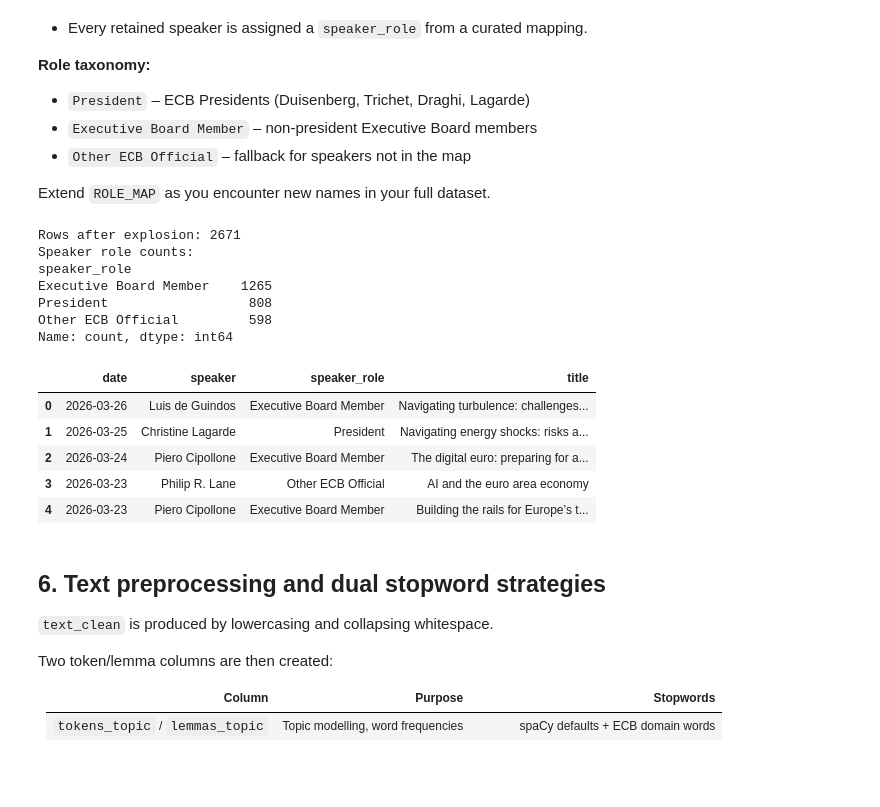
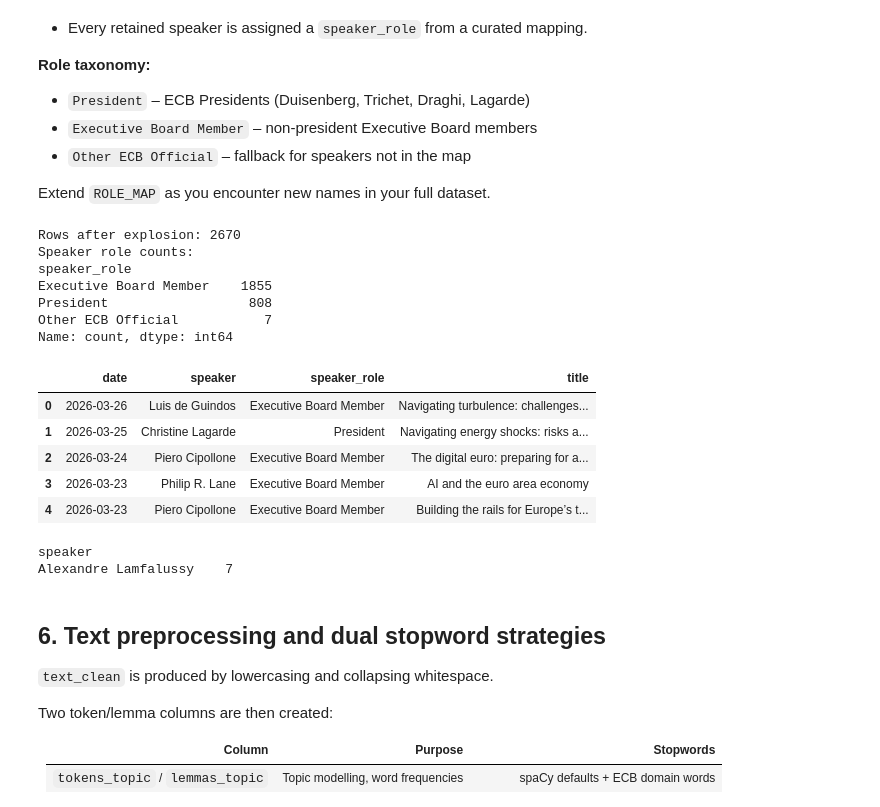
Before and after one commit to maximiliansteinecon/NLP_ECB_SPEECHES, a Jupyter notebook: ecb_speeches_full_project.ipynb, the cells around one changed output. Saved outputs shown, nothing was run; the diff lists cells and outputs as text; code cells hidden in the pictures; blank space fills up the shorter version.

```diff
--- a/ecb_speeches_full_project.ipynb
+++ b/ecb_speeches_full_project.ipynb
@@ -75,0 +129,13 @@ Columns: ['date', 'speakers', 'title', 'subtitle', 'contents']
+# %%
+# Visualizing number of speeches per year
+raw["date"] = pd.to_datetime(raw["date"], errors="coerce")
+raw["year"] = raw["date"].dt.year
+
+raw.groupby("year").size().plot(kind="bar", figsize=(14, 5),
+                                 title="Number of Speeches per Year",
+                                 color="#2196F3", alpha=0.8)
+plt.xlabel("Year")
+plt.ylabel("Number of speeches")
+plt.xticks(rotation=45)
+plt.tight_layout()
+plt.show()
@@ -209,3 +300,16 @@ Rows retained after all cleaning: 2834  (dropped 2 from original)
 | 0 | 2026-03-26 | Luis de Guindos | Navigating turbulence: challenges... | Navigating turbulence: challenges... |
 | 1 | 2026-03-25 | Christine Lagarde | Navigating energy shocks: risks a... | Navigating energy shocks: risks a... |
 | 2 | 2026-03-24 | Piero Cipollone | The digital euro: preparing for a... | The digital euro: preparing for a... |
+# %%
+print(df["speakers"].isna().sum())
+print(df[df["speakers"] == "nan"][["date", "title"]].head())
+# 2/3 have German titles
+
+df["speakers"] = df["speakers"].replace("nan", pd.NA)
+print(f"Rows with missing speakers: {df['speakers'].isna().sum()}")
+
+# Dropping the rows with no speaker identified
+n_before = len(df)
+df = df.dropna(subset=["speakers"]).reset_index(drop=True)
+print(f"Dropped {n_before - len(df)} rows with missing speakers")
+print(f"Remaining: {len(df)} speeches")
@@ -311,6 +434,8 @@ ROLE_MAP = {
     "Isabel Schnabel":             "Executive Board Member",
     "Luis de Guindos":             "Executive Board Member",
     "Philip Lane":                 "Executive Board Member",
+    # Due to variations in naming:
+    "Philip R. Lane":              "Executive Board Member",
     "Fabio Panetta":               "Executive Board Member",
     "Frank Elderson":              "Executive Board Member",
     "Lorenzo Bini Smaghi":         "Executive Board Member",
@@ -323,38 +448,54 @@ ROLE_MAP = {
     "Jurgen Stark":                "Executive Board Member",
     "Vítor Constâncio":            "Executive Board Member",
     "Vitor Constancio":            "Executive Board Member",
     "Benoît Coeuré":               "Executive Board Member",
+    "Benoît Cœuré":                "Executive Board Member",
     "Peter Praet":                 "Executive Board Member",
     "Yves Mersch":                 "Executive Board Member",
+    # I added these based on their past roles; but if you thought of this section differently
+    # like only the present board members, we can delete them:
+    "Lucas Papademos":             "Executive Board Member",  # Vice-President 2002-2010
+    "Sabine Lautenschläger":       "Executive Board Member",  # 2014-2019
+    "Christian Noyer":             "Executive Board Member",  # Vice-President 1998-2002
+    "Tommaso Padoa-Schioppa":      "Executive Board Member",  # founding member 1998-2005
+    "Sirkka Hämäläinen":           "Executive Board Member",  # 1998-2003
+    "Jörg Asmussen":               "Executive Board Member",  # 2012-2014
 }
 
 df_exp["speaker_role"] = df_exp["speaker"].map(ROLE_MAP).fillna("Other ECB Official")
 
 # Keep a convenience 'president' column (NaN for non-presidents)
 PRESIDENTS = {k for k, v in ROLE_MAP.items() if v == "President"}
 df_exp["president"] = df_exp["speaker"].where(df_exp["speaker"].isin(PRESIDENTS))
 
 # Integrity assertions
 assert df_exp["speaker"].isna().sum() == 0,       "Missing speaker values!"
 assert df_exp["speaker_role"].isna().sum() == 0,  "Missing speaker_role values!"
 
 print("Speaker role counts:")
 print(df_exp["speaker_role"].value_counts(dropna=False))
 df_exp[["date", "speaker", "speaker_role", "title"]].head(5)
 # %% [output]
-Rows after explosion: 2671
+Rows after explosion: 2670
 Speaker role counts:
 speaker_role
-Executive Board Member    1265
+Executive Board Member    1855
 President                  808
-Other ECB Official         598
+Other ECB Official           7
 Name: count, dtype: int64
 |  | date | speaker | speaker_role | title |
 | 0 | 2026-03-26 | Luis de Guindos | Executive Board Member | Navigating turbulence: challenges... |
 | 1 | 2026-03-25 | Christine Lagarde | President | Navigating energy shocks: risks a... |
 | 2 | 2026-03-24 | Piero Cipollone | Executive Board Member | The digital euro: preparing for a... |
-| 3 | 2026-03-23 | Philip R. Lane | Other ECB Official | AI and the euro area economy |
+| 3 | 2026-03-23 | Philip R. Lane | Executive Board Member | AI and the euro area economy |
 | 4 | 2026-03-23 | Piero Cipollone | Executive Board Member | Building the rails for Europe’s t... |
+# %%
+# Checking who is being classified as "Other ECB Official"
+others = df_exp[df_exp["speaker_role"] == "Other ECB Official"]
+print(others["speaker"].value_counts().to_string())
+# %% [output]
+speaker
+Alexandre Lamfalussy    7
 # %% [markdown]
 ## 6. Text preprocessing and dual stopword strategies
 
```
Also changed, not shown: parts of 11 cells of this notebook.
